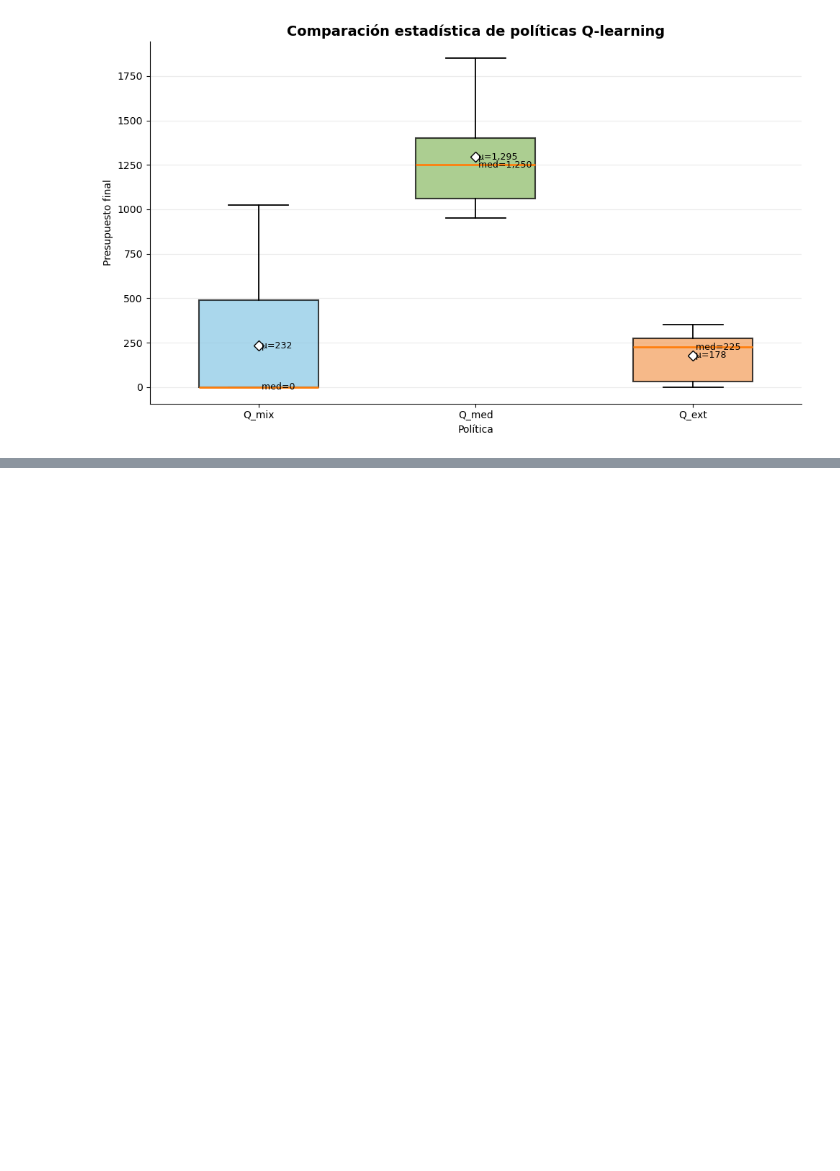
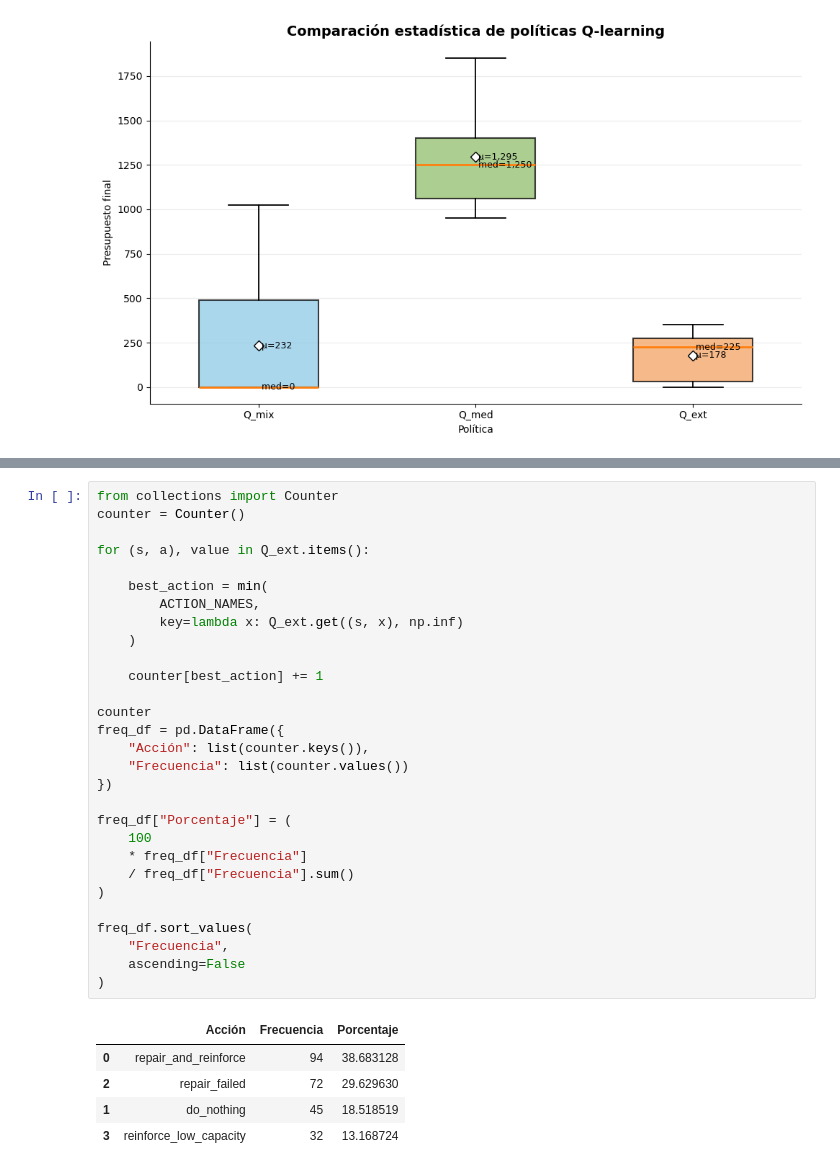
Before and after one commit to sofisacmu/obi_proyecto1, a Jupyter notebook: Entrega 3/modelo.ipynb, the cells around one changed output, grey strips where cells are left out. Saved outputs shown, nothing was run; the diff lists cells and outputs as text; blank space fills up the shorter version.

```diff
--- a/Entrega 3/modelo.ipynb
+++ b/Entrega 3/modelo.ipynb
@@ -2996,0 +3066,35 @@ boxplot_qlearning(
+# %%
+from collections import Counter
+counter = Counter()
+
+for (s, a), value in Q_ext.items():
+
+    best_action = min(
+        ACTION_NAMES,
+        key=lambda x: Q_ext.get((s, x), np.inf)
+    )
+
+    counter[best_action] += 1
+
+counter
+freq_df = pd.DataFrame({
+    "Acción": list(counter.keys()),
+    "Frecuencia": list(counter.values())
+})
+
+freq_df["Porcentaje"] = (
+    100
+    * freq_df["Frecuencia"]
+    / freq_df["Frecuencia"].sum()
+)
+
+freq_df.sort_values(
+    "Frecuencia",
+    ascending=False
+)
+# %% [output]
+|  | Acción | Frecuencia | Porcentaje |
+| 0 | repair_and_reinforce | 94 | 38.683128 |
+| 2 | repair_failed | 72 | 29.629630 |
+| 1 | do_nothing | 45 | 18.518519 |
+| 3 | reinforce_low_capacity | 32 | 13.168724 |
```
Also changed, not shown: parts of 2 cells of this notebook.
